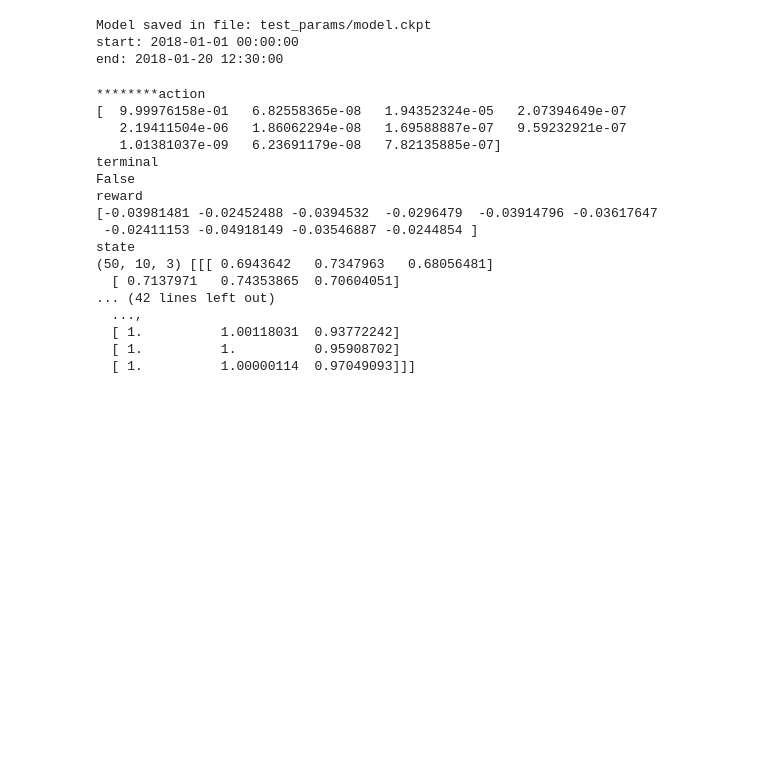
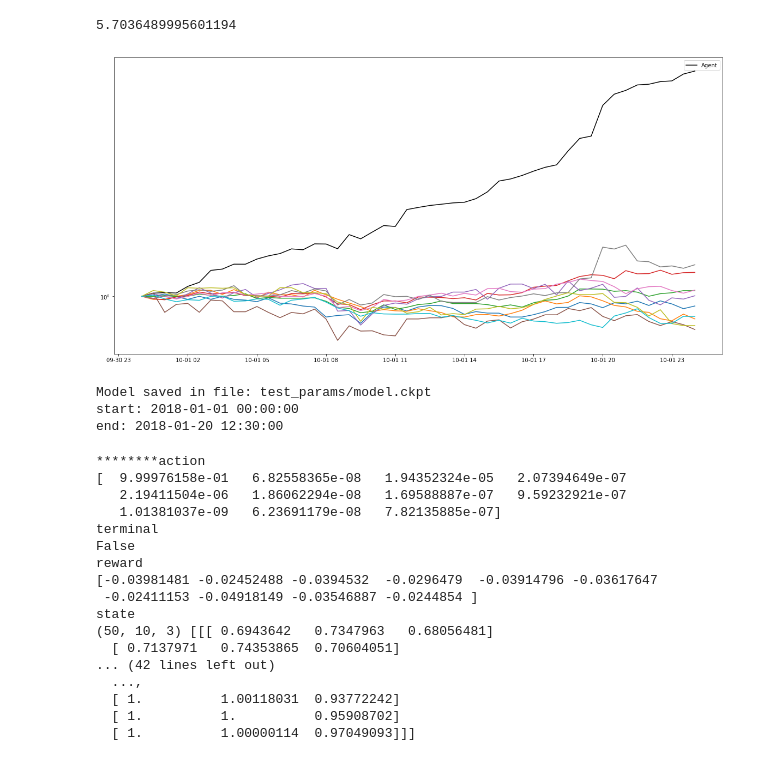
Before and after one commit to jjakimoto/Development, a Jupyter notebook: cryptocurrency/RL.ipynb, the cells around one changed output. Cells and saved outputs as stored; diff of their text form; code cells hidden in the pictures; blank space fills up the shorter version.

```diff
--- a/cryptocurrency/RL.ipynb
+++ b/cryptocurrency/RL.ipynb
@@ -134,3 +202,39 @@ runner.equity_curve["total"].plot()
+# %%
+runner.strategy.pv
+# %% [output]
+5.7036489995601194
+# %%
+import numpy as np
+import matplotlib.pyplot as plt
+%matplotlib inline
+
+df_ = runner.data_handler.col_data['open']
+
+# df_ = df_.loc[(df_.index >= test_start) & (df_.index <=  test_end)]
+
+test_start = '2017-10-01 00:00:00'
+test_end = '2017-10-02 00:00:00'
+# test_end  = get_time_now()
+df = df_.loc[(df_.index >= test_start) & (df_.index <=  test_end)]
+agent_df = runner.equity_curve["total"] / runner.initial_capital
+agent_df = agent_df.loc[(agent_df.index >= test_start) & (agent_df.index <=  test_end)]
+
+df_val = df.values / df.values[0]
+# index = np.argmax(df_val[-1])
+# best_df = df_val[:, index]
+
+fig, ax = plt.subplots(figsize=(20, 10))
+ax.plot(agent_df, color='k', label="Agent")
+for i in range(model.env.num_stocks):
+# for i in range(3):
+    ax.plot(pd.DataFrame(df_val[:, [i]], index=df.index))
+
+ax.legend()
+ax.set_yscale('log')
+plt.show()
+# plt.savefig('{}-{}_test.png'.format(test_start, test_end))
+# %% [output]
+[figure, added]
 # %%
 from pytrade_env.utils import get_time_now
 
```
Also changed, not shown: parts of 13 cells of this notebook, 10 other files.
